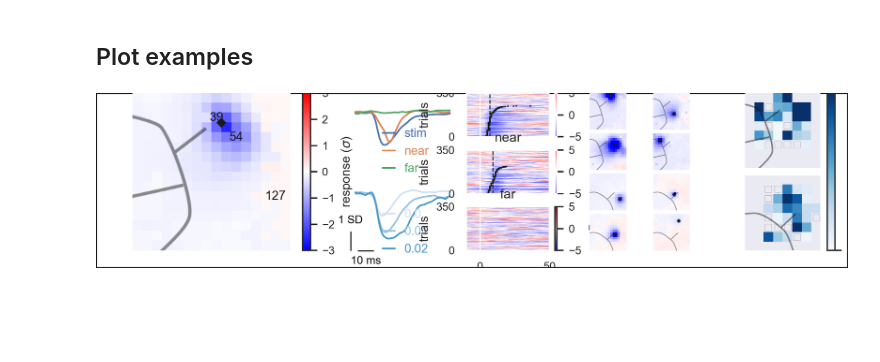
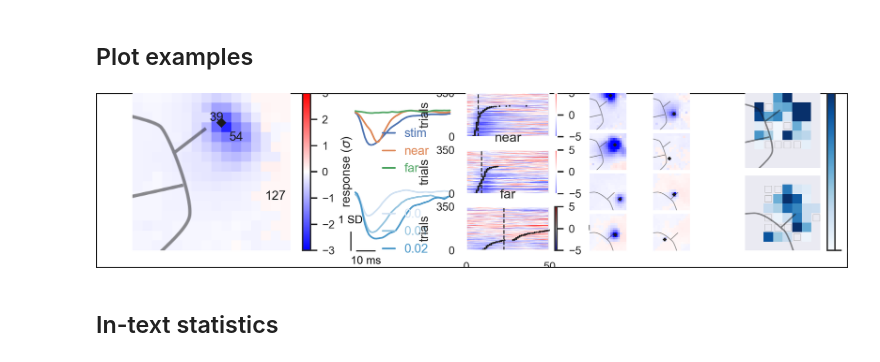
Before and after one commit to leoscholl/ecog_opto_connectivity, a Jupyter notebook: 2_opto_overview.ipynb, the cells around one changed output. Drawn from its saved outputs; the diff is of its cells as text; code cells hidden in the pictures; blank space fills up the shorter version.

```diff
--- a/2_opto_overview.ipynb
+++ b/2_opto_overview.ipynb
@@ -94,10 +94,11 @@ a_all_sites = aopy.data.pkl_read(
 stim_site = 12
 subject = 'beignet'
 theta = 0
+alpha = 0.05
 
 time_before = 0.25
 time_after = 0.25
-altcond_window = (-0.01, 0.05)
+altcond_window = (0, 0.05)
 nullcond_window = (-time_before, 0)
 
 df = b_rest_df[b_rest_df['stimulation_site'].astype(int) == stim_site].reset_index()
@@ -260,7 +261,7 @@ tmp = plt.colorbar(im)
 plt.title('near')
 ax = fig.add_subplot(grid3[2,2])
 im = plot_stim_erp_time(erp_control, -altcond_window[0], altcond_window[1], samplerate, stim_site,
-                        df['subject'][0], theta=0, clim=(-5,5))
+                        df['subject'][0], theta=0, clim=(-5,5), latency=latency_control)
 plt.xlabel('time (ms)')
 sns.despine()
 sns.set_style('ticks')
@@ -285,7 +286,7 @@ for idx, (subject_, theta_, stim_site_) in enumerate(zip(
 
 # Example small response sites
 for idx, (subject_, theta_, stim_site_) in enumerate(zip(
-    ['beignet', 'beignet', 'affi', 'affi'], [0, 0, 90, 90], [15, 28, 14, 29])):
+    ['beignet', 'beignet', 'affi', 'affi'], [0, 0, 90, 90], [15, 22, 14, 10])):
 
     ax = fig.add_subplot(grid4[idx,4]).axis('off')
 
@@ -297,31 +298,33 @@ for idx, (subject_, theta_, stim_site_) in enumerate(zip(
                                                colorbar=False, fontsize=9, color='k')
 
 # Plot significant AUC
 # Monkey 1
 ax1 = fig.add_subplot(grid2[0,5])
 ax1.set_facecolor('#EAEAF2')
 stim_pos, _, stim_ch = aopy.data.load_chmap('Opto32', theta=0)
 plot_electrode_selection([], range(32), stim_pos, color='#AAAAAA', zorder=-1, markeredgewidth=0.25)
 im, pcm = plot_annotated_stim_drive_data(b_volume, 'beignet', 'lm1', 0, cmap='Blues', nan_color="#00000000",
                                         colorbar=False)
 im.set_clim(0,0.2)
 plt.gca().set(xticks=[], yticks=[], xlabel='', ylabel='')
 
 # Monkey 2
 ax2 = fig.add_subplot(grid2[1,5])
 ax2.set_facecolor('#EAEAF2')
 stim_pos, _, stim_ch = aopy.data.load_chmap('Opto32', theta=90)
 plot_electrode_selection([], range(32), stim_pos, color='#AAAAAA', zorder=-1, markeredgewidth=0.25)
 im, pcm = plot_annotated_stim_drive_data(a_volume, 'affi', 'lm1', 90, cmap='Blues', nan_color="#00000000",
                                         colorbar=False)
 im.set_clim(0,0.2)
 plt.gca().set(xticks=[], yticks=[], xlabel='', ylabel='')
 
 pcm = plt.colorbar(im, ax=[ax1, ax2])
 pcm.set_ticks([0,0.2])
 pcm.set_label('mean response ($\\sigma$)')
 
 filename = f"opto_summary.svg"
 aopy.visualization.savefig(fig_dir, filename)
 # %% [output]
-[figure, old version]
+[figure, new version]
+# %% [markdown]
+## In-text statistics
```
Also changed, not shown: parts of 7 cells of this notebook, 53 other files.
